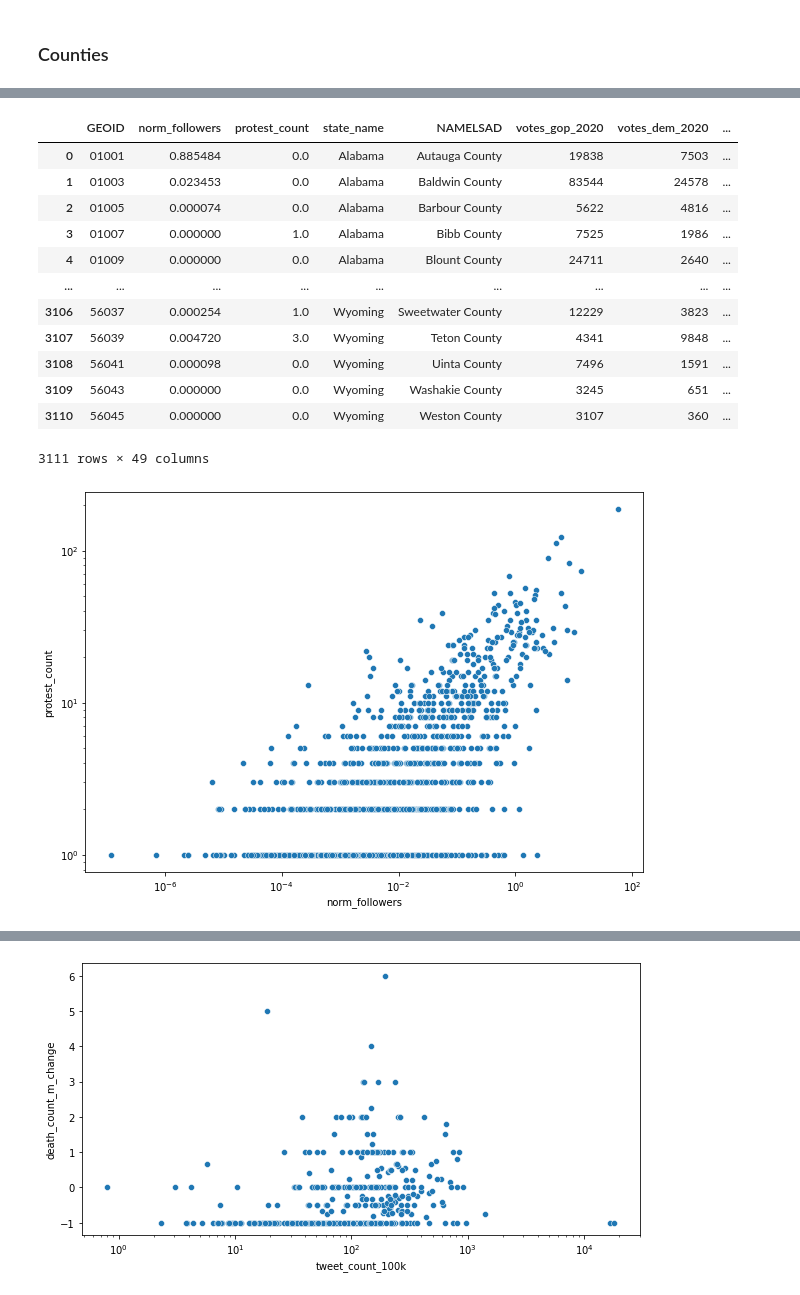
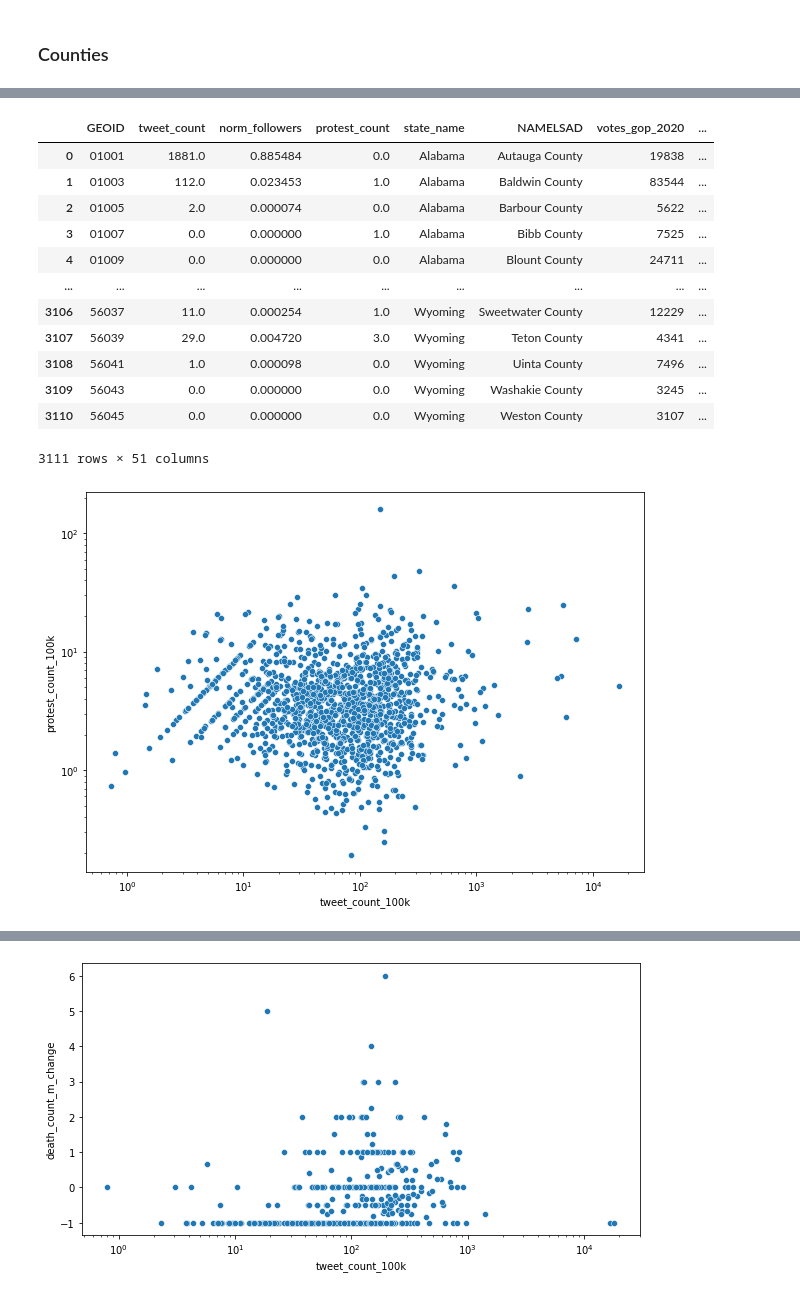
Before and after one commit to lnicoletti/hashtag_activism_protest, a Jupyter notebook: notebooks/2-DataExplorationAPI2.ipynb, the cells around one changed output, grey strips where cells are left out. Saved outputs shown, nothing was run; the diff lists cells and outputs as text; code cells hidden in the pictures.

Commit message:
state time series analysis

```diff
--- a/notebooks/2-DataExplorationAPI2.ipynb
+++ b/notebooks/2-DataExplorationAPI2.ipynb
@@ -80,7 +80,7 @@ groups = ["BLM: Black Lives Matter", "NAN: National Action Network", "African Am
           "NABPP", "SURJ", "APSP: African People's Socialist Party", "Black Fist Coalition", "Black, Young, And Educated", "Black Panthers",
           "CCBP: Chesapeake Coalition of Black Pastors", "NABPP: New Afrikan Black Panther Party", "Black Leaders Movement LNK",
           "Black Unity", "RBPP: Revolutionary Black Panther Party", "BU: Black Unity", "Black Horse Militia",
-          "APSP: African People's Socialist Party", "RAM: Revolutionary Abolitionist Movement"]
+          "APSP: African People's Socialist Party", "RAM: Revolutionary Abolitionist Movement", "NFAC: Not Fucking Around Coalition"]
 
 # mask = df_p.iloc[:, 9].str.contains(r'\b(?:{})\b'.format('|'.join(groups)))
 # df_p[~mask]
@@ -94,7 +94,7 @@ df_p = df_p[(df_p.stack().str.contains('|'.join(groups)).any(level=0))&
      ((df_p.EVENT_TYPE=="Protests")|(df_p.EVENT_TYPE=="Riots"))&
      (df_p['EVENT_DATE']> "2020-05-20")]
 # %%
-df_p['created_at'] = pd.to_datetime(tweets_gdf['created_at'])
+df_p['created_at'] = pd.to_datetime(df_p['EVENT_DATE'])
 df_p['protest_count'] = 1
 df_p['created_at_day'] = df_p['created_at'].dt.strftime('%m-%d')
 
@@ -127,11 +131,12 @@ sns.lineplot(data = df_p.groupby('created_at_day').sum().reset_index(), x = 'cre
 (10962, 29)
 # %%
 # tweets_gdf = gpd.read_file("tweets_gdf_fs.geojson", driver="GeoJSON")
-df_p = pd.read_excel("../protests/USA_2020_2021_Feb12.xlsx")
-tweets_gdf = tweets_gdf[tweets_gdf['geometry'].isna()==False]
+# df_p = pd.read_excel("../protests/USA_2020_2021_Feb12.xlsx")
+# tweets_gdf = tweets_gdf[tweets_gdf['geometry'].isna()==False]
 # df_p = pd.read_excel('../USA_2020_2021_Feb12.xlsx')
 df_p['protest_count'] = 1
 df_p['EVENT_DATE'] = pd.to_datetime(df_p['EVENT_DATE'])
-df_p = df_p[(df_p['ASSOC_ACTOR_1'] == "BLM: Black Lives Matter")&(df_p['EVENT_DATE']> "2020-05-25")]
-print("In 2020,", len(df_p), "BLM protests took place after George Floyd's death on May 25th")
+df_p = df_p[(df_p['EVENT_DATE']>="2020-05-26")&(df_p['EVENT_DATE']<="2020-11-09")]
+# df_p = df_p[(df_p['ASSOC_ACTOR_1'] == "BLM: Black Lives Matter")&(df_p['EVENT_DATE']> "2020-05-25")]
+print("In 2020,", len(df_p), "BLM and racial racial equality protests took place after George Floyd's death on May 25th")
 # %% [output]
@@ -260,6 +252,7 @@ counties_p = gpd.sjoin(gdf_p, counties, how='right')
 counties_p = counties_p.groupby(['GEOID']).sum().reset_index()[['GEOID', 'protest_count']]
 # interpolate protests and tweets per county (sum on tweet_count and protest_count)
 tweets_gdf['tweet_count'] = 1
+tweets_gdf = tweets_gdf[tweets_gdf.geometry.type == 'Point']
 counties_t = gpd.sjoin(tweets_gdf, counties, how='right')
 counties_t = counties_t.groupby(['GEOID']).sum().reset_index()[['GEOID', "tweet_count", tweet_agg_metric]]
 
@@ -311,26 +304,26 @@ counties_tp = pd.merge(counties_tp, c_fe_abhmw, on="GEOID")
 # %%
 counties_tp
 # %% [output]
-|  | GEOID | norm_followers | protest_count | state_name | NAMELSAD | votes_gop_2020 | votes_dem_2020 | ... |
-| 0 | 01001 | 0.885484 | 0.0 | Alabama | Autauga County | 19838 | 7503 | ... |
-| 1 | 01003 | 0.023453 | 0.0 | Alabama | Baldwin County | 83544 | 24578 | ... |
-| 2 | 01005 | 0.000074 | 0.0 | Alabama | Barbour County | 5622 | 4816 | ... |
-| 3 | 01007 | 0.000000 | 1.0 | Alabama | Bibb County | 7525 | 1986 | ... |
-| 4 | 01009 | 0.000000 | 0.0 | Alabama | Blount County | 24711 | 2640 | ... |
+|  | GEOID | tweet_count | norm_followers | protest_count | state_name | NAMELSAD | votes_gop_2020 | ... |
+| 0 | 01001 | 1881.0 | 0.885484 | 0.0 | Alabama | Autauga County | 19838 | ... |
+| 1 | 01003 | 112.0 | 0.023453 | 1.0 | Alabama | Baldwin County | 83544 | ... |
+| 2 | 01005 | 2.0 | 0.000074 | 0.0 | Alabama | Barbour County | 5622 | ... |
+| 3 | 01007 | 0.0 | 0.000000 | 1.0 | Alabama | Bibb County | 7525 | ... |
+| 4 | 01009 | 0.0 | 0.000000 | 0.0 | Alabama | Blount County | 24711 | ... |
 | ... | ... | ... | ... | ... | ... | ... | ... | ... |
-| 3106 | 56037 | 0.000254 | 1.0 | Wyoming | Sweetwater County | 12229 | 3823 | ... |
-| 3107 | 56039 | 0.004720 | 3.0 | Wyoming | Teton County | 4341 | 9848 | ... |
-| 3108 | 56041 | 0.000098 | 0.0 | Wyoming | Uinta County | 7496 | 1591 | ... |
-| 3109 | 56043 | 0.000000 | 0.0 | Wyoming | Washakie County | 3245 | 651 | ... |
-| 3110 | 56045 | 0.000000 | 0.0 | Wyoming | Weston County | 3107 | 360 | ... |
+| 3106 | 56037 | 11.0 | 0.000254 | 1.0 | Wyoming | Sweetwater County | 12229 | ... |
+| 3107 | 56039 | 29.0 | 0.004720 | 3.0 | Wyoming | Teton County | 4341 | ... |
+| 3108 | 56041 | 1.0 | 0.000098 | 0.0 | Wyoming | Uinta County | 7496 | ... |
+| 3109 | 56043 | 0.0 | 0.000000 | 0.0 | Wyoming | Washakie County | 3245 | ... |
+| 3110 | 56045 | 0.0 | 0.000000 | 0.0 | Wyoming | Weston County | 3107 | ... |
-3111 rows × 49 columns
+3111 rows × 51 columns
 # %%
 fig, ax = plt.subplots(figsize=(10,7))
-sns.scatterplot(data = counties_tp[(counties_tp['norm_followers']!=0)&(counties_tp['protest_count']!=0)], x="norm_followers", y="protest_count")
+sns.scatterplot(data = counties_tp[(counties_tp['tweet_count_100k']!=0)&(counties_tp['protest_count_100k']!=0)], x="tweet_count_100k", y="protest_count_100k")
 ax.set_xscale('log')
 ax.set_yscale('log')
 # %% [output]
-[figure, old version]
+[figure, new version]
 # %%
 fig, axes = plt.subplots(5, 4, figsize=(25,20))
 fig.suptitle('3 rows x 4 columns axes with no data')
```
Also changed, not shown: parts of 11 cells of this notebook.
